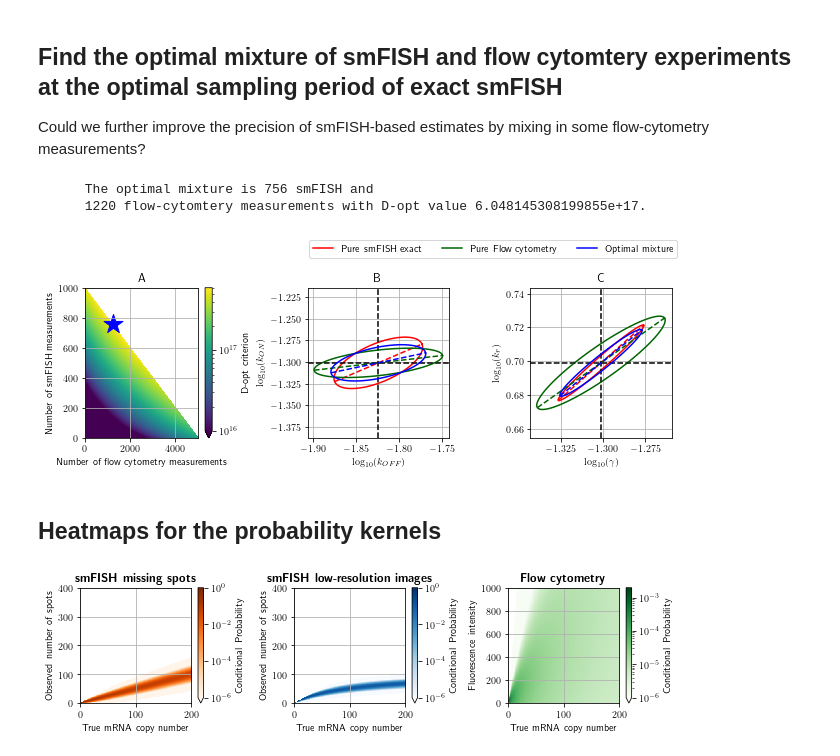
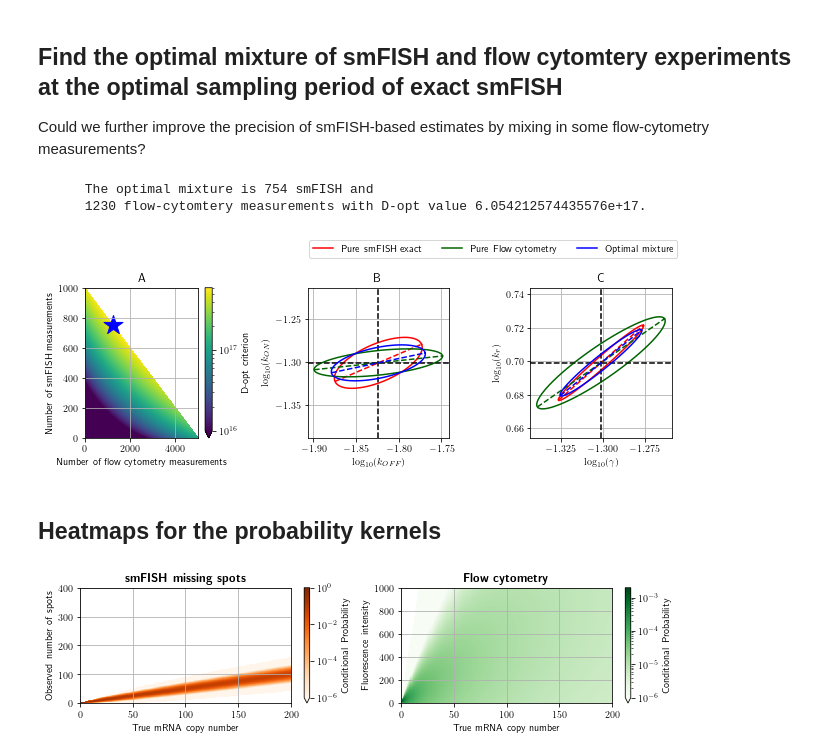
Before and after one commit to voduchuy/NoisyMeasurementFIM, a Jupyter notebook: bursting_gene/bursting_gene_plots.ipynb, the cells around one changed output. Saved outputs shown, nothing was run; the diff lists cells and outputs as text; code cells hidden in the pictures.

```diff
--- a/bursting_gene/bursting_gene_plots.ipynb
+++ b/bursting_gene/bursting_gene_plots.ipynb
@@ -27,7 +38,7 @@ theta = np.array([kon, koff, alpha, gamma])
 # %%
 fim_single_cell = dict()
 
-for s in ["exact", "binomial", "lowres"]:
+for s in ["exact", "binomial"]:
     with np.load(f'results/fim_{s}.npz') as data:
         fim_single_cell[s] = data['fim']
 
@@ -197,8 +189,8 @@ print(f"""
       {opt_mixture[1]} flow-cytomtery measurements with D-opt value {np.max(obj_values)}.
       """)
 # %% [output]
-      The optimal mixture is 756 smFISH and
-      1220 flow-cytomtery measurements with D-opt value 6.048145308199855e+17.
+      The optimal mixture is 754 smFISH and
+      1230 flow-cytomtery measurements with D-opt value 6.054212574435576e+17.
 # %%
 import matplotlib.colors as Colors
 
@@ -252,41 +244,39 @@ axs[1].set_xlabel('$\log_{10}({k_{OFF}})$')
 axs[2].set_ylabel('$\log_{10}({k_{r}})$')
 axs[2].set_xlabel('$\log_{10}({\gamma})$')
 axs[0].grid()
-axs[0].set_title('A')
-axs[1].set_title('B')
-axs[2].set_title('C')
+label_axes(axs)
 fig.savefig("figs/mixture_dopt.png", dpi=300, bbox_inches="tight")
 # %% [output]
-[figure, old version]
+[figure, new version]
 # %% [markdown]
 ## Heatmaps for the probability kernels
 # %%
 pdos = {}
-for s in ["binomial", "lowres", "flowcyt"]:
+for s in ["binomial", "flowcyt"]:
     with np.load(f'results/distortion_matrix_{s}.npz') as data:
         pdos[s] = data['C']
-pdo_colors = ["Oranges", "Blues", "Greens"]
+pdo_colors = ["Oranges", "Greens"]
 
-fig, axs = plt.subplots(1, 3)
+fig, axs = plt.subplots(1, 2)
 fig.set_size_inches(9, 2.5)
 fig.set_tight_layout(True)
 
 for i,s in enumerate(pdos.keys()):
     C = pdos[s][:, :200]
-    p = axs[i].pcolorfast(C, norm=colors.LogNorm(vmin=1.0E-6),
+    p = axs[i].pcolorfast(C, norm=Colors.LogNorm(vmin=1.0E-6),
                          cmap=plt.cm.get_cmap(pdo_colors[i]))
     fig.colorbar(p, ax=axs[i], orientation='vertical', extend='min', label=r"Conditional Probability")
 
-for j in range(0,3):
+for j in range(0,2):
     axs[j].set_xlabel('True mRNA copy number')
     axs[j].set_ylabel('Observed number of spots')
-axs[2].set_ylabel('Fluorescence intensity')
+axs[1].set_ylabel('Fluorescence intensity')
 
-models = ['smFISH missing spots', 'smFISH low-resolution images', 'Flow cytometry']
-for j in range(0,3):
+models = ['smFISH missing spots', 'Flow cytometry']
+for j in range(0,2):
     axs[j].set_title(rf'\textbf{{{models[j]}}}')
     axs[j].grid()
 
 fig.savefig('figs/kernel_maps.png', bbox_inches='tight', dpi=200)
 # %% [output]
-[figure, old version]
+[figure, new version]
```
Also changed, not shown: parts of 6 cells of this notebook, 5 other files.
